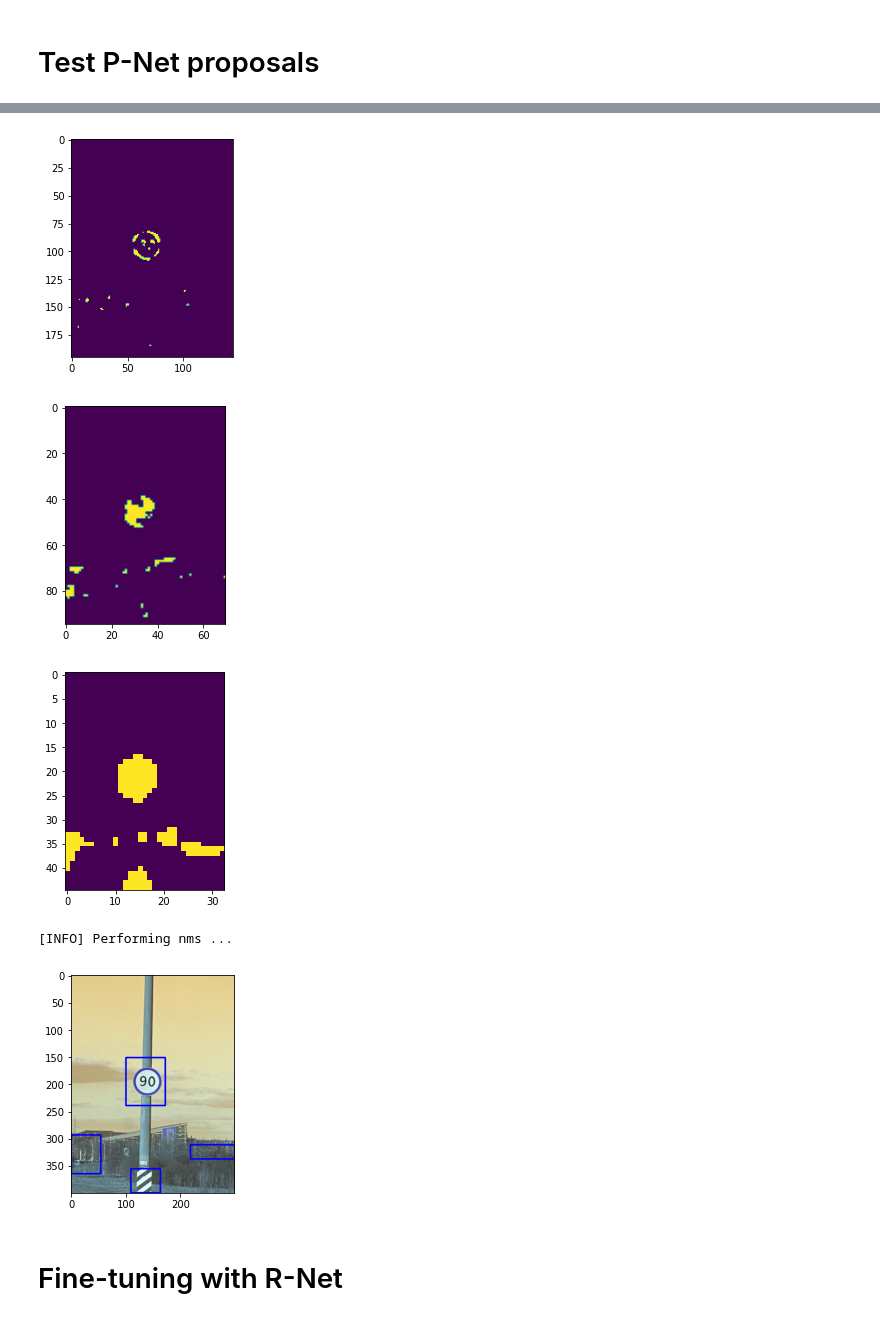
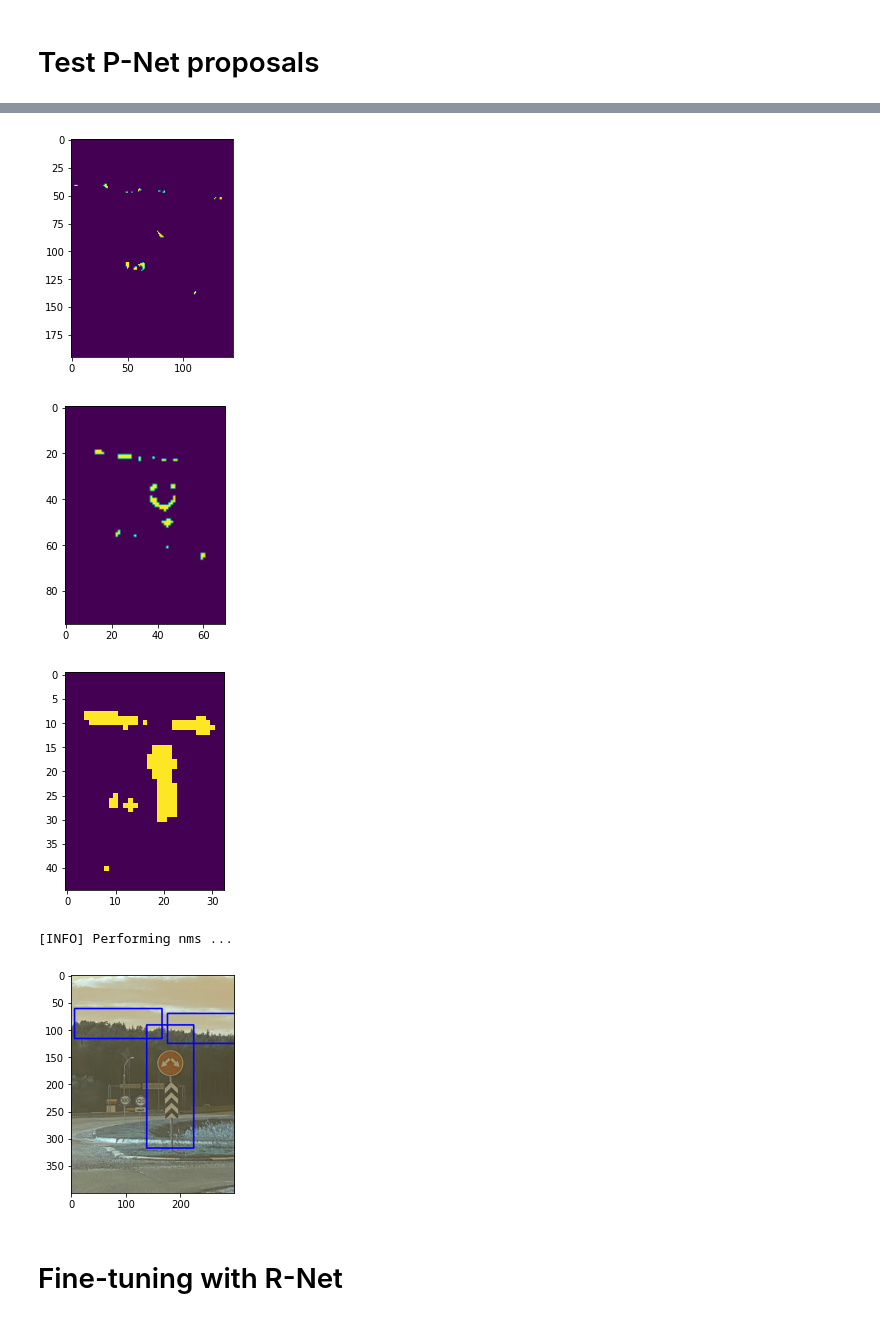
Before and after one commit to hieubkvn123/face_recognition, a Jupyter notebook: mtcnn_impl/R_Net_Training.ipynb, the cells around one changed output, grey strips where cells are left out. Saved outputs shown, nothing was run; the diff lists cells and outputs as text; code cells hidden in the pictures.

```diff
--- a/mtcnn_impl/R_Net_Training.ipynb
+++ b/mtcnn_impl/R_Net_Training.ipynb
@@ -158,8 +159,8 @@ def generate_pos_samples(raw_dataset, pad_range=(10, 100), img_size=48):
         h, w = crop.shape[:2]
 
         gt = np.array([pad_x1, pad_y1, pad_x1 + x2 - x1, pad_y1 + y2 - y1])
-        gt[2] = gt[2] - gt[0] # Calculates width
-        gt[3] = gt[3] - gt[1] # Calculates height
+        # gt[2] = gt[2] - gt[0] # Calculates width
+        # gt[3] = gt[3] - gt[1] # Calculates height
         gt = np.multiply(gt, np.array([1/w, 1/h, 1/w, 1/h])).astype('float32')
 
         crop = cv2.resize(crop, (img_size, img_size))
@@ -173,9 +174,9 @@ pos_samples = generate_pos_samples(raw_dataset, pad_range=(5, 50), img_size=48)
 img, gt, label = pos_samples[6]
 img = img.copy()
 h, w = img.shape[:2]
-x1, y1, w, h = np.multiply(gt, np.array([w,h,w,h])).astype('int')
+x1, y1, x2, y2 = np.multiply(gt, np.array([w,h,w,h])).astype('int')
 
-img = cv2.rectangle(img, (x1, y1), (x1+w, y1+h), 2)
+img = cv2.rectangle(img, (x1, y1), (x2, y2), 2)
 plt.imshow(img)
 plt.show()
 # %% [output]
@@ -496,7 +520,7 @@ def __nms(boxes, s, threshold, method):
 
     return pick
 # %%
-test_path = os.path.join(train_dir, 'road789.png')
+test_path = os.path.join(train_dir, 'road717.png')
 threshold = 0.5
 nms_threshold = 0.3
 scale_factor = 2.0
@@ -541,8 +565,8 @@ for i, image in enumerate(images):
 
     ### Showing confidence map ###
     conf_map = confidence[:, :, 1]
-    conf_map[conf_map > 0.7] = 255
-    conf_map[conf_map <= 0.7] = 0
+    conf_map[conf_map > 0.8] = 255
+    conf_map[conf_map <= 0.8] = 0
     conf_map = (conf_map * 255).astype(np.uint8)
     contours, hierarchy = cv2.findContours(conf_map, cv2.RETR_TREE, cv2.CHAIN_APPROX_SIMPLE)
 
@@ -560,10 +584,15 @@ print('[INFO] Performing nms ... ')
 pick = __nms(np.array(boxes), np.ones((len(boxes))), nms_threshold, 'Min')
 crops = []
 bboxes = []
-for i in pick:#range(len(boxes)):
+padding = 0.3
+for i in range(len(boxes)):
     x,y,w,h = boxes[i]
+    x = max(0, x - int(w*padding))
+    y = max(0, y - int(h*padding))
+    w = min(raw_img.shape[1], w + 2*int(w*padding))
+    h = min(raw_img.shape[0], h + 2*int(h*padding))
 
-    crop = raw_img[y:y+h, x:x+w]
+    crop = cv2.imread(test_path)[y:y+h, x:x+w]
     cv2.rectangle(raw_img, (x,y), (x+w, y+h), (0,0,255),2)
 
     crops.append(crop)
@@ -586,14 +615,14 @@ max_pooling2d_3 (MaxPooling2D)  (None, None, None, 1 0           p_re_lu_7[0][0]
 __________________________________________________________________________________________________
 ... (18 lines left out)
 Non-trainable params: 0
 __________________________________________________________________________________________________
 None
 [INFO] Loading P-Net pretrained weights ...
-[figure, old version]
+[figure, new version]
-[figure, old version]
+[figure, new version]
-[figure, old version]
+[figure, new version]
 [INFO] Performing nms ...
-[figure, old version]
+[figure, new version]
 # %% [markdown]
 # Fine-tuning with R-Net
 # %%
```
Also changed, not shown: parts of 9 cells of this notebook, 24 other files.
